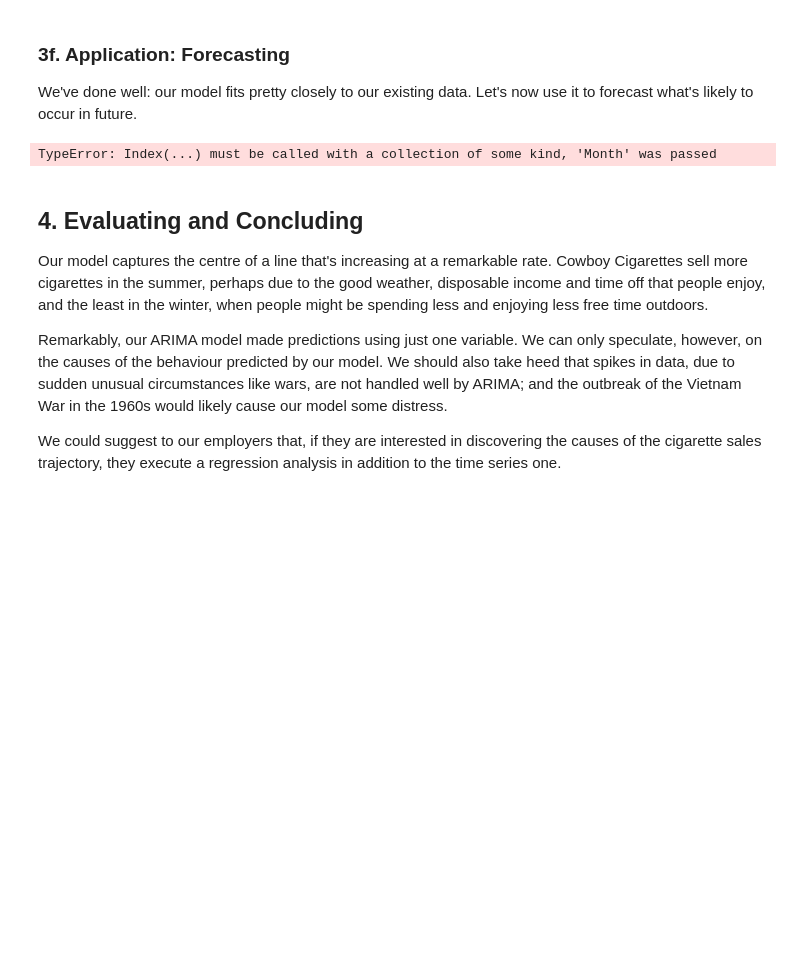
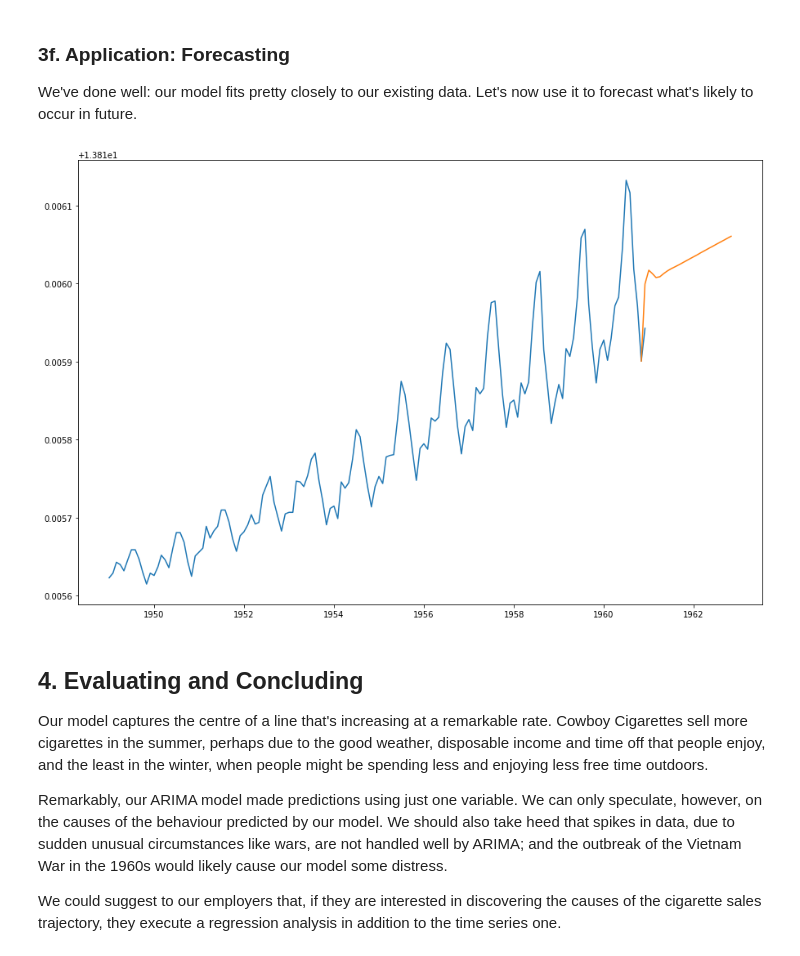
Before and after one commit to rhodapang/Cowboys-CigrettesCaseStudy, a Jupyter notebook: Cowboy Cigarettes Case Study - Tier 3.ipynb, the cells around one changed output. Drawn from its saved outputs; the diff is of its cells as text; code cells hidden in the pictures; blank space fills up the shorter version.

```diff
--- a/Cowboy Cigarettes Case Study - Tier 3.ipynb
+++ b/Cowboy Cigarettes Case Study - Tier 3.ipynb
@@ -422,23 +422,26 @@ We've done well: our model fits pretty closely to our existing data. Let's now u
 # %%
 # Declare a variable called forecast_period with the amount of months to forecast, and
 # create a range of future dates that is the length of the periods you've chosen to forecast
-forecast_period = 12
+
+forecast_period = 24
 date_range = pd.date_range(y_log.index[-1], periods = forecast_period,
               freq='MS').strftime("%Y-%m-%d").tolist()
 
 # Convert that range into a dataframe that includes your predictions
-future_months = pd.DataFrame(date_range, columns='Month')
+
+future_months = pd.DataFrame(date_range, columns = ['Month'])
 future_months['Month'] = pd.to_datetime(future_months['Month'])
 future_months.set_index('Month', inplace = True)
 future_months['Prediction'] = forecast[0]
+
 
 # Plot your future predictions
 plt.figure(figsize=(15,10))
 plt.plot(y_log)
 plt.plot(y_log['Nov 1960'].append(future_months['Prediction']))
 plt.show()
 # %% [output]
-TypeError: Index(...) must be called with a collection of some kind, 'Month' was passed
+[figure, added]
 # %% [markdown]
 ## 4. Evaluating and Concluding
 
```
